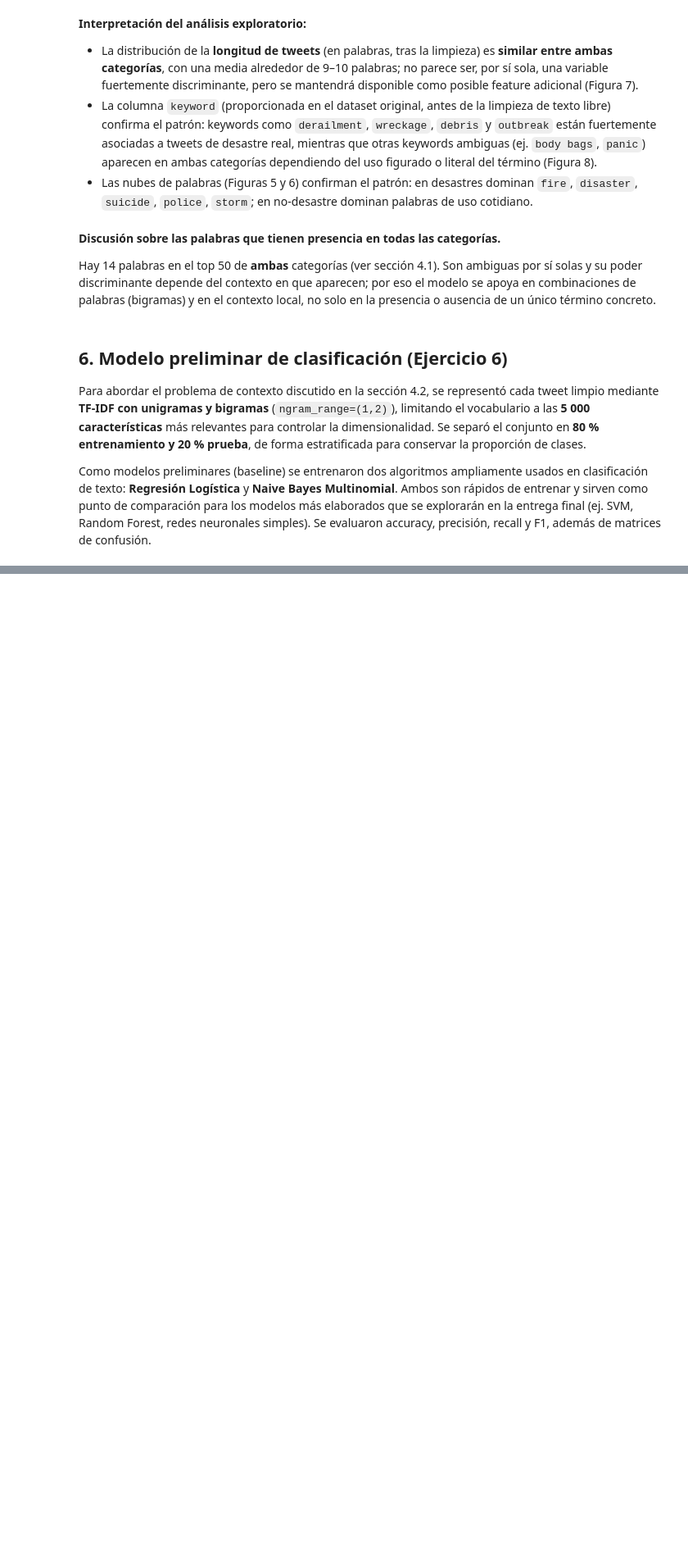
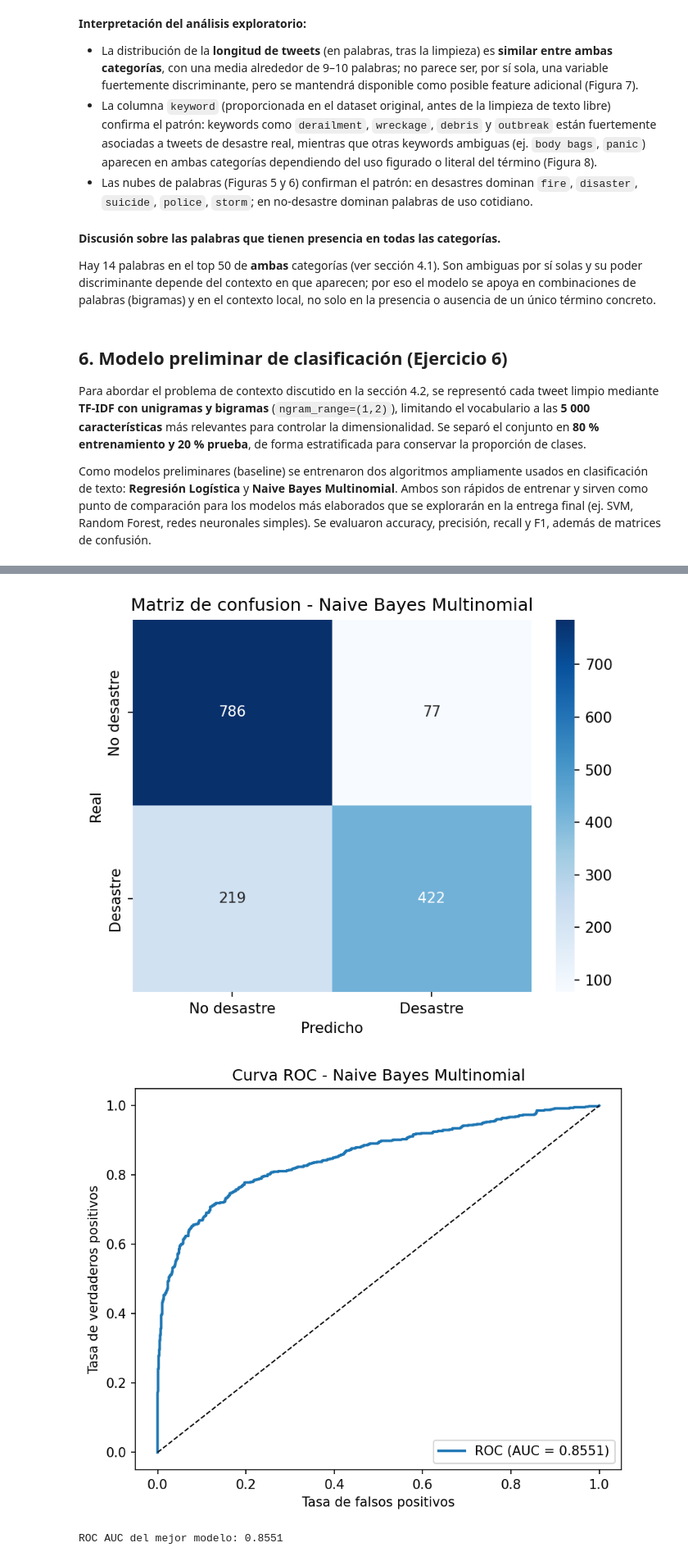
Before and after one commit to C3AC/lab5-disaster-tweets, a Jupyter notebook: lab5_disaster_tweets.ipynb, the cells around one changed output, grey strips where cells are left out. Shown at 82% size. Cells and saved outputs as stored; diff of their text form; code cells hidden in the pictures; blank space fills up the shorter version.

```diff
--- a/lab5_disaster_tweets.ipynb
+++ b/lab5_disaster_tweets.ipynb
@@ -599,0 +953,37 @@ plt.show()
+# %%
+# Matriz de confusion del mejor modelo
+y_pred_best = mejor_modelo2.predict(Xte)
+cm2 = confusion_matrix(y_test, y_pred_best)
+fig, ax = plt.subplots(figsize=(5.5, 4.5))
+sns.heatmap(cm2, annot=True, fmt='d', cmap='Blues', ax=ax,
+            xticklabels=['No desastre', 'Desastre'],
+            yticklabels=['No desastre', 'Desastre'])
+ax.set_title(f'Matriz de confusion - {mejor_nombre}')
+ax.set_ylabel('Real')
+ax.set_xlabel('Predicho')
+plt.tight_layout()
+plt.savefig("figures/13_matriz_confusion_mejor.png")
+plt.show()
+
+# Curva ROC del mejor modelo
+if hasattr(mejor_modelo2, "predict_proba"):
+    proba = mejor_modelo2.predict_proba(Xte)[:, 1]
+else:
+    proba = mejor_modelo2.decision_function(Xte)
+roc_auc = roc_auc_score(y_test, proba)
+fpr, tpr, _ = roc_curve(y_test, proba)
+fig, ax = plt.subplots(figsize=(6, 5))
+ax.plot(fpr, tpr, lw=2, label=f'ROC (AUC = {roc_auc:.4f})')
+ax.plot([0, 1], [0, 1], 'k--', lw=1)
+ax.set_title(f'Curva ROC - {mejor_nombre}')
+ax.set_xlabel('Tasa de falsos positivos')
+ax.set_ylabel('Tasa de verdaderos positivos')
+ax.legend(loc='lower right')
+plt.tight_layout()
+plt.savefig("figures/14_roc_mejor_modelo.png")
+plt.show()
+print(f"ROC AUC del mejor modelo: {roc_auc:.4f}")
+# %% [output]
+[figure, added]
+[figure, added]
+ROC AUC del mejor modelo: 0.8551
```
Also changed, not shown: parts of 25 cells of this notebook, 28 other files.
